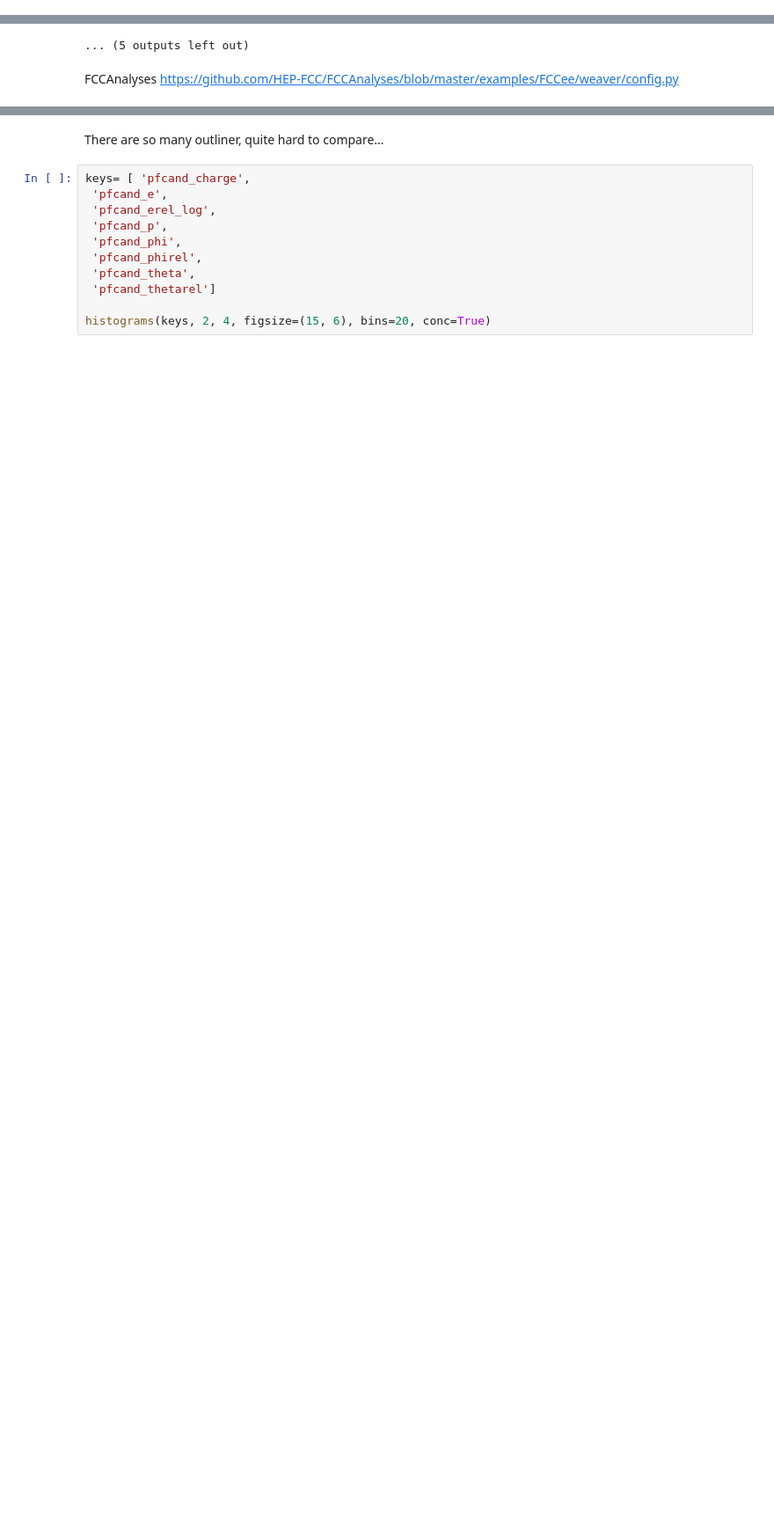
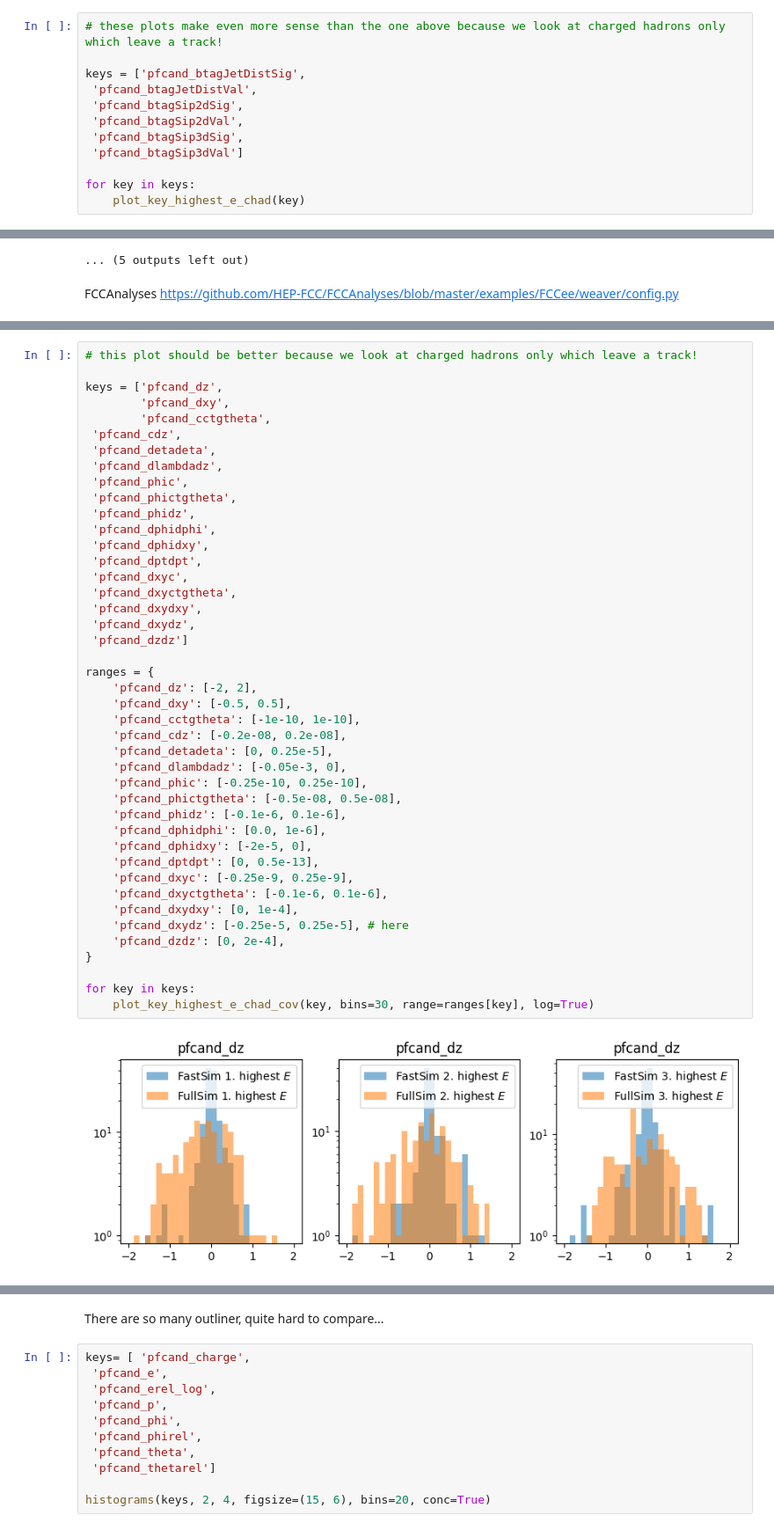
Before and after one commit to saracreates/TaggingResults, a Jupyter notebook: full-vs-fast-sim.ipynb, the cells around one changed output, grey strips where cells are left out. Shown at 88% size. Drawn from its saved outputs; the diff is of its cells as text; blank space fills up the shorter version.

Commit message:
add ranges to cov plots by hand

```diff
--- a/full-vs-fast-sim.ipynb
+++ b/full-vs-fast-sim.ipynb
@@ -199,0 +273,12 @@ Doesn't look too bad I'd say? All the distributions kind of match! Some look a b
+# %%
+# these plots make even more sense than the one above because we look at charged hadrons only which leave a track!
+
+keys = ['pfcand_btagJetDistSig',
+ 'pfcand_btagJetDistVal',
+ 'pfcand_btagSip2dSig',
+ 'pfcand_btagSip2dVal',
+ 'pfcand_btagSip3dSig',
+ 'pfcand_btagSip3dVal']
+
+for key in keys:
+    plot_key_highest_e_chad(key)
@@ -590,0 +713,45 @@ FCCAnalyses https://github.com/HEP-FCC/FCCAnalyses/blob/master/examples/FCCee/we
+# %%
+# this plot should be better because we look at charged hadrons only which leave a track!
+
+keys = ['pfcand_dz',
+        'pfcand_dxy',
+        'pfcand_cctgtheta',
+ 'pfcand_cdz',
+ 'pfcand_detadeta',
+ 'pfcand_dlambdadz',
+ 'pfcand_phic',
+ 'pfcand_phictgtheta',
+ 'pfcand_phidz',
+ 'pfcand_dphidphi',
+ 'pfcand_dphidxy',
+ 'pfcand_dptdpt',
+ 'pfcand_dxyc',
+ 'pfcand_dxyctgtheta',
+ 'pfcand_dxydxy',
+ 'pfcand_dxydz',
+ 'pfcand_dzdz']
+
+ranges = {
+    'pfcand_dz': [-2, 2],
+    'pfcand_dxy': [-0.5, 0.5],
+    'pfcand_cctgtheta': [-1e-10, 1e-10],
+    'pfcand_cdz': [-0.2e-08, 0.2e-08],
+    'pfcand_detadeta': [0, 0.25e-5],
+    'pfcand_dlambdadz': [-0.05e-3, 0],
+    'pfcand_phic': [-0.25e-10, 0.25e-10],
+    'pfcand_phictgtheta': [-0.5e-08, 0.5e-08],
+    'pfcand_phidz': [-0.1e-6, 0.1e-6],
+    'pfcand_dphidphi': [0.0, 1e-6],
+    'pfcand_dphidxy': [-2e-5, 0],
+    'pfcand_dptdpt': [0, 0.5e-13],
+    'pfcand_dxyc': [-0.25e-9, 0.25e-9],
+    'pfcand_dxyctgtheta': [-0.1e-6, 0.1e-6],
+    'pfcand_dxydxy': [0, 1e-4],
+    'pfcand_dxydz': [-0.25e-5, 0.25e-5], # here
+    'pfcand_dzdz': [0, 2e-4],
+}
+
+for key in keys:
+    plot_key_highest_e_chad_cov(key, bins=30, range=ranges[key], log=True)
+# %% [output]
+[figure, added]
```
Also changed, not shown: parts of 12 cells of this notebook.
